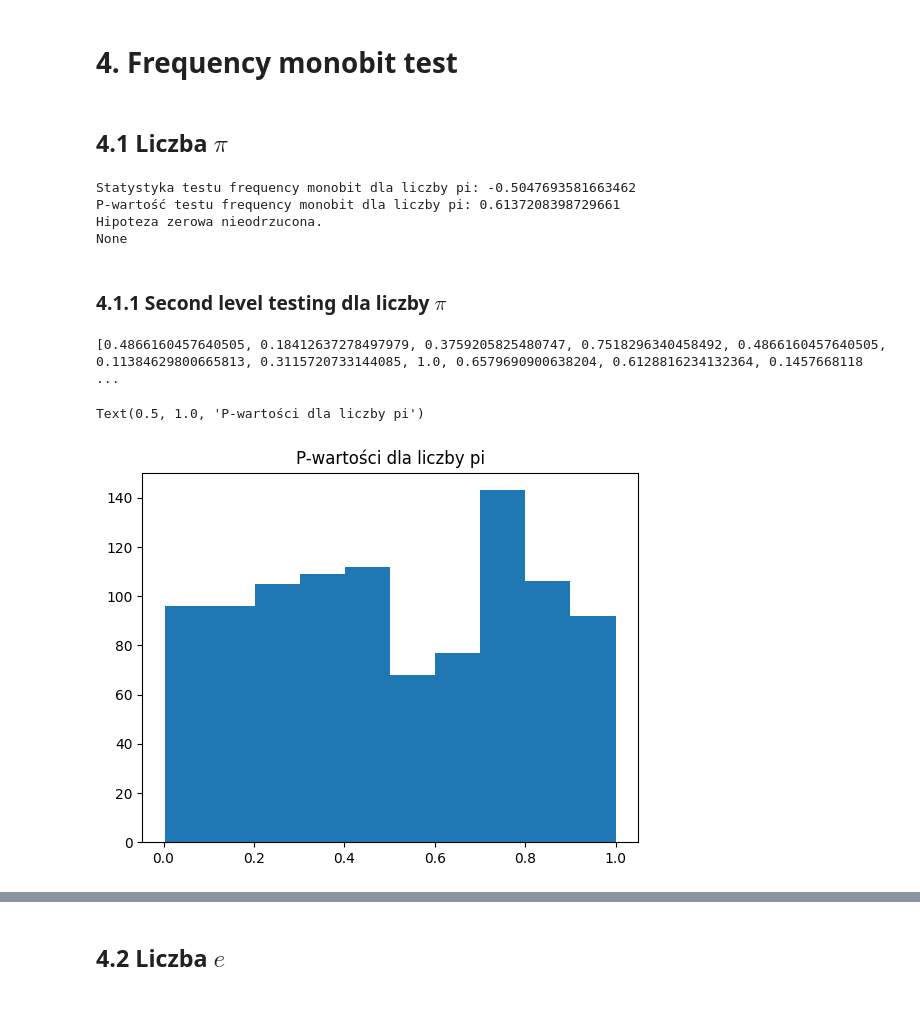
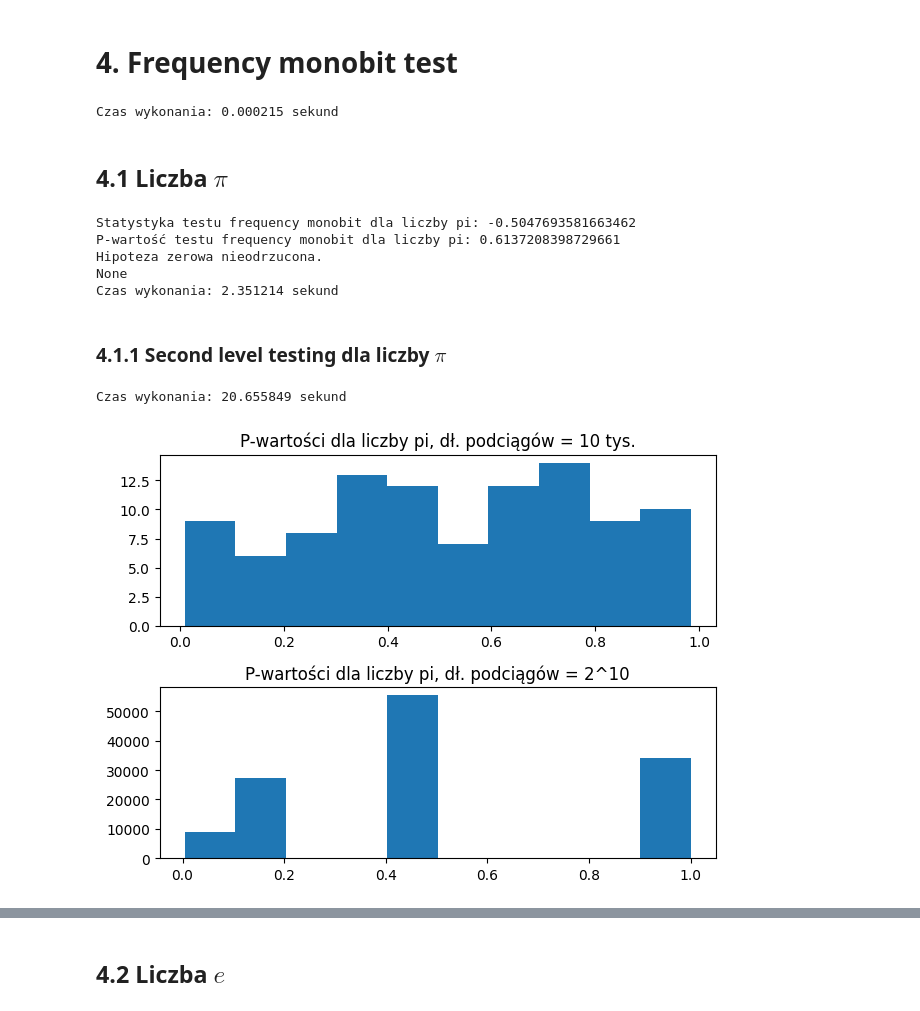
Before and after one commit to MartaGacek1/MonteCarloProject1, a Jupyter notebook: MonteCarloProjekt1.ipynb, the cells around one changed output, grey strips where cells are left out. Saved outputs shown, nothing was run; the diff lists cells and outputs as text; code cells hidden in the pictures.

```diff
--- a/MonteCarloProjekt1.ipynb
+++ b/MonteCarloProjekt1.ipynb
@@ -946,6 +1162,8 @@ from scipy.stats import norm
 import requests
 import time
 import matplotlib.pyplot as plt
+
+start_time = time.time()
 
 def freq_monobit(data): # czasy dodać
   seq = 2 * np.array(data) - 1
@@ -955,9 +1173,18 @@ def freq_monobit(data): # czasy dodać
         "Statystyka": S_obs,
         "P-wartość": p_value
     }
+
+end_time = time.time()
+
+execution_time = end_time - start_time
+print(f"Czas wykonania: {execution_time:.6f} sekund")
+# %% [output]
+Czas wykonania: 0.000215 sekund
 # %% [markdown]
 ## 4.1 Liczba $\pi$
 # %%
+start_time = time.time()
+
 url_pi = "http://www.math.uni.wroc.pl/~rolski/Zajecia/data.pi"
 pi_bin = requests.get(url_pi)
 bits_pi = pi_bin.text.split("\n")
@@ -971,41 +1198,54 @@ fmt_pi = freq_monobit(pi_list_final)
 print("Statystyka testu frequency monobit dla liczby pi:", fmt_pi["Statystyka"])
 print("P-wartość testu frequency monobit dla liczby pi:", fmt_pi["P-wartość"])
 print(p_val_test(fmt_pi["P-wartość"]))
+
+end_time = time.time()
+
+execution_time = end_time - start_time
+print(f"Czas wykonania: {execution_time:.6f} sekund")
 # %% [output]
 Statystyka testu frequency monobit dla liczby pi: -0.5047693581663462
 P-wartość testu frequency monobit dla liczby pi: 0.6137208398729661
 Hipoteza zerowa nieodrzucona.
 None
+Czas wykonania: 2.351214 sekund
 # %% [markdown]
 ### 4.1.1 Second level testing dla liczby $\pi$
 # %%
-#start_time=time.time
+start_time=time.time()
 
 def second_level_testing_freq_monobit(data, sequence_length):
     seq_num = len(data) // sequence_length  # ilość podciągów podanej długości
     p_values = []
     for i in range(seq_num):
         seq = data[i * sequence_length : (i + 1) * sequence_length]  # tworzenie podciągów
         try:
             p_value = freq_monobit(seq)["P-wartość"]  # przeprowadzanie testu
             p_values.append(p_value)
         except ValueError:
             p_values.append(None)
     return p_values
 
 
-length = 1000
-p_values_pi = second_level_testing_freq_monobit(pi_list_final, length)
-#print(p_values_pi)
+length1 = 10000
+length2 = 2^10
+p_values_pi1 = second_level_testing_freq_monobit(pi_list_final, length1)
+p_values_pi2 = second_level_testing_freq_monobit(pi_list_final, length2)
 
-plt.hist(p_values_pi)
-plt.title("P-wartości dla liczby pi")
+plt.subplot(2, 1, 1)
+plt.hist(p_values_pi1)
+plt.title("P-wartości dla liczby pi, długość podciągów = 10 tys.")
 
-# end_time = time.time()
+plt.subplot(2, 1, 2)
+plt.hist(p_values_pi2)
+plt.title("P-wartości dla liczby pi, długość podciągów = 2^10")
 
-# execution_time = end_time - start_time
-# print(f"Czas wykonania: {execution_time:.6f} sekund")
+plt.tight_layout()
+
+end_time = time.time()
+
+execution_time = end_time - start_time
+print(f"Czas wykonania: {execution_time:.6f} sekund")
 # %% [output]
-[0.4866160457640505, 0.18412637278497979, 0.3759205825480747, 0.7518296340458492, 0.4866160457640505, 0.11384629800665813, 0.3115720733144085, 1.0, 0.6579690900638204, 0.6128816234132364, 0.1457668118 ...
+Czas wykonania: 20.655849 sekund
-Text(0.5, 1.0, 'P-wartości dla liczby pi')
-[figure, old version]
+[figure, new version]
```
Also changed, not shown: parts of 32 cells of this notebook.
